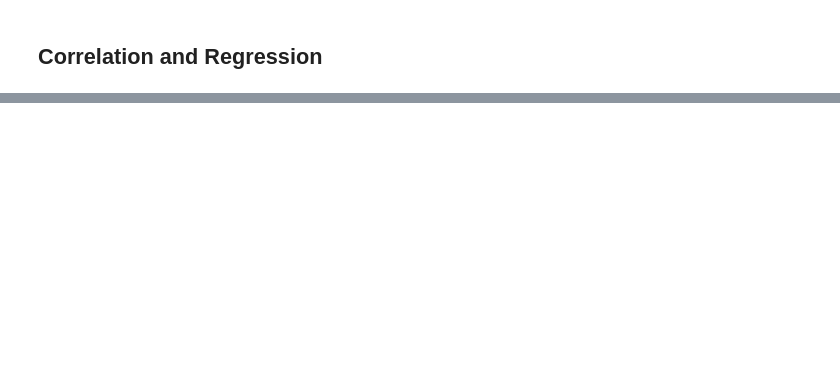
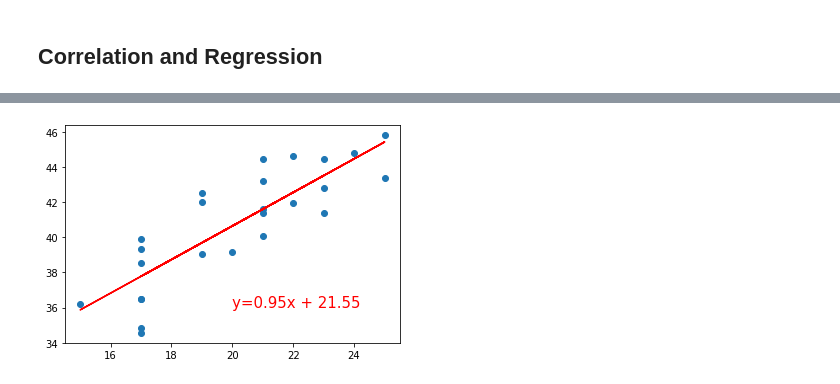
Before and after one commit to j-eikens/matplotlib-challenge, a Jupyter notebook: Pymaceuticals/pymaceuticals_starter.ipynb, the cells around one changed output, grey strips where cells are left out. Cells and saved outputs as stored; diff of their text form; code cells hidden in the pictures; blank space fills up the shorter version.

```diff
--- a/Pymaceuticals/pymaceuticals_starter.ipynb
+++ b/Pymaceuticals/pymaceuticals_starter.ipynb
@@ -338,0 +354,14 @@ plt.show()
+# %%
+#linear regression
+
+#need lables n such
+
+slope, int, rvalue, pvalue, std_err = st.linregress(x_axis, y_axis)
+line = slope * x_axis + int
+line_eq = 'y=' + str(round(slope, 2)) + 'x + ' + str(round(int, 2))
+
+plt.scatter(x_axis, y_axis)
+plt.plot(x_axis,line,'r')
+plt.annotate(line_eq,(20, 36), fontsize = 15, color = 'red')
+# %% [output]
+[figure, added]
```
Also changed, not shown: parts of 7 cells of this notebook.
